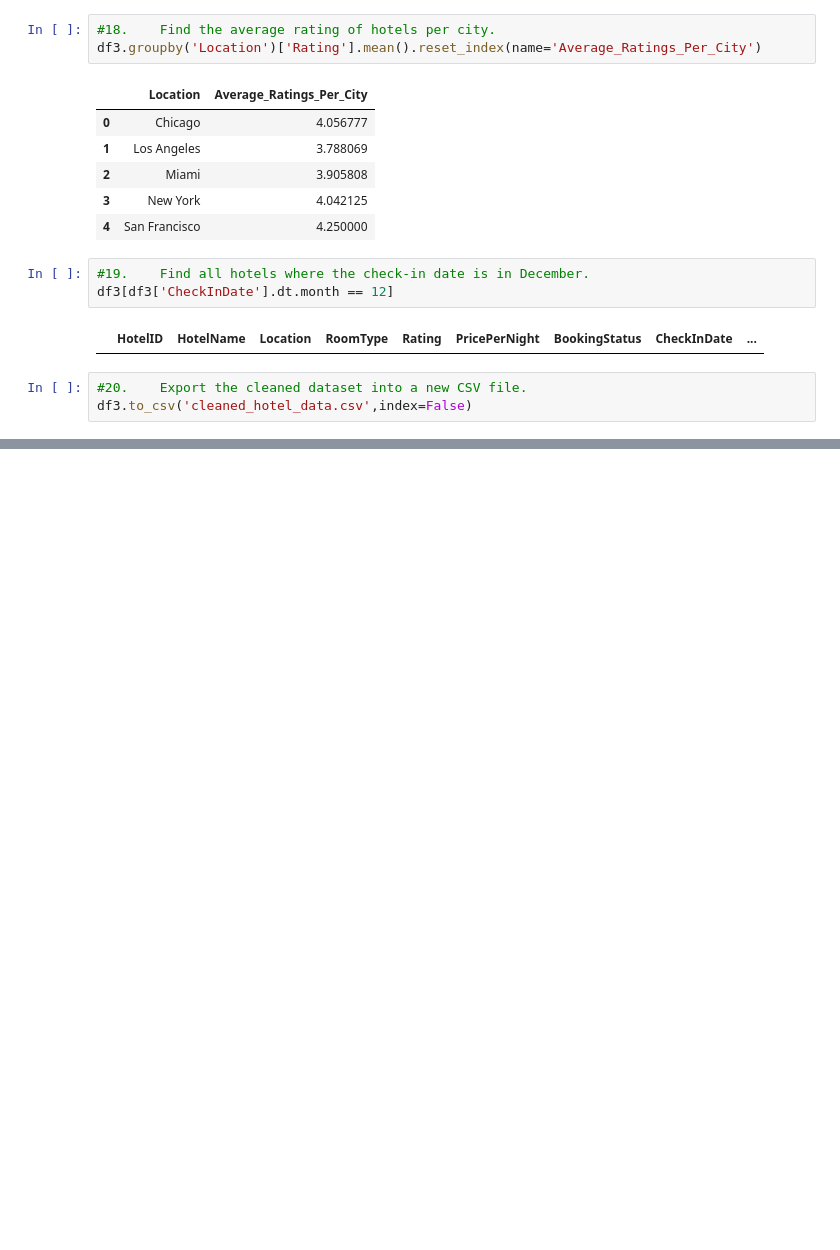
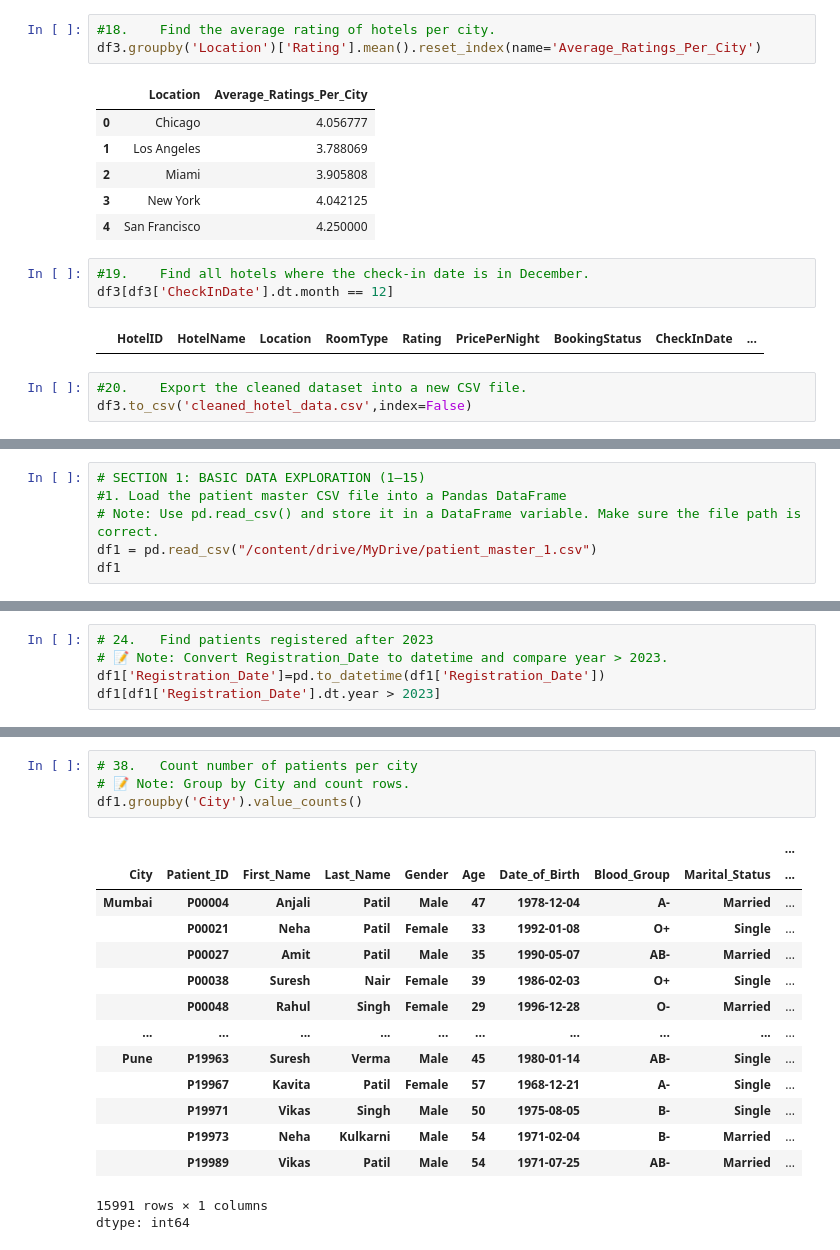
Before and after one commit to vaishnaviPatil1111/Python, a Jupyter notebook: Python_Pandas.ipynb, the cells around one changed output, grey strips where cells are left out. Cells and saved outputs as stored; diff of their text form; blank space fills up the shorter version.

```diff
--- a/Python_Pandas.ipynb
+++ b/Python_Pandas.ipynb
@@ -1842,0 +1848,6 @@ df3.head(7)
+# %%
+# SECTION 1: BASIC DATA EXPLORATION (1–15)
+#1.	Load the patient master CSV file into a Pandas DataFrame
+# Note: Use pd.read_csv() and store it in a DataFrame variable. Make sure the file path is correct.
+df1 = pd.read_csv("/content/drive/MyDrive/patient_master_1.csv")
+df1
@@ -1842,0 +2245,5 @@ df3.head(7)
+# %%
+# 24.	Find patients registered after 2023
+# 📝 Note: Convert Registration_Date to datetime and compare year > 2023.
+df1['Registration_Date']=pd.to_datetime(df1['Registration_Date'])
+df1[df1['Registration_Date'].dt.year > 2023]
@@ -1842,0 +2481,20 @@ df3.head(7)
+# %%
+# 38.	Count number of patients per city
+# 📝 Note: Group by City and count rows.
+df1.groupby('City').value_counts()
+# %% [output]
+|  |  |  |  |  |  |  |  |  | ... |
+| City | Patient_ID | First_Name | Last_Name | Gender | Age | Date_of_Birth | Blood_Group | Marital_Status | ... |
+| Mumbai | P00004 | Anjali | Patil | Male | 47 | 1978-12-04 | A- | Married | ... |
+|  | P00021 | Neha | Patil | Female | 33 | 1992-01-08 | O+ | Single | ... |
+|  | P00027 | Amit | Patil | Male | 35 | 1990-05-07 | AB- | Married | ... |
+|  | P00038 | Suresh | Nair | Female | 39 | 1986-02-03 | O+ | Single | ... |
+|  | P00048 | Rahul | Singh | Female | 29 | 1996-12-28 | O- | Married | ... |
+| ... | ... | ... | ... | ... | ... | ... | ... | ... | ... |
+| Pune | P19963 | Suresh | Verma | Male | 45 | 1980-01-14 | AB- | Single | ... |
+|  | P19967 | Kavita | Patil | Female | 57 | 1968-12-21 | A- | Single | ... |
+|  | P19971 | Vikas | Singh | Male | 50 | 1975-08-05 | B- | Single | ... |
+|  | P19973 | Neha | Kulkarni | Male | 54 | 1971-02-04 | B- | Married | ... |
+|  | P19989 | Vikas | Patil | Male | 54 | 1971-07-25 | AB- | Married | ... |
+15991 rows × 1 columns
+dtype: int64
```
Also changed, not shown: parts of 95 cells of this notebook.
